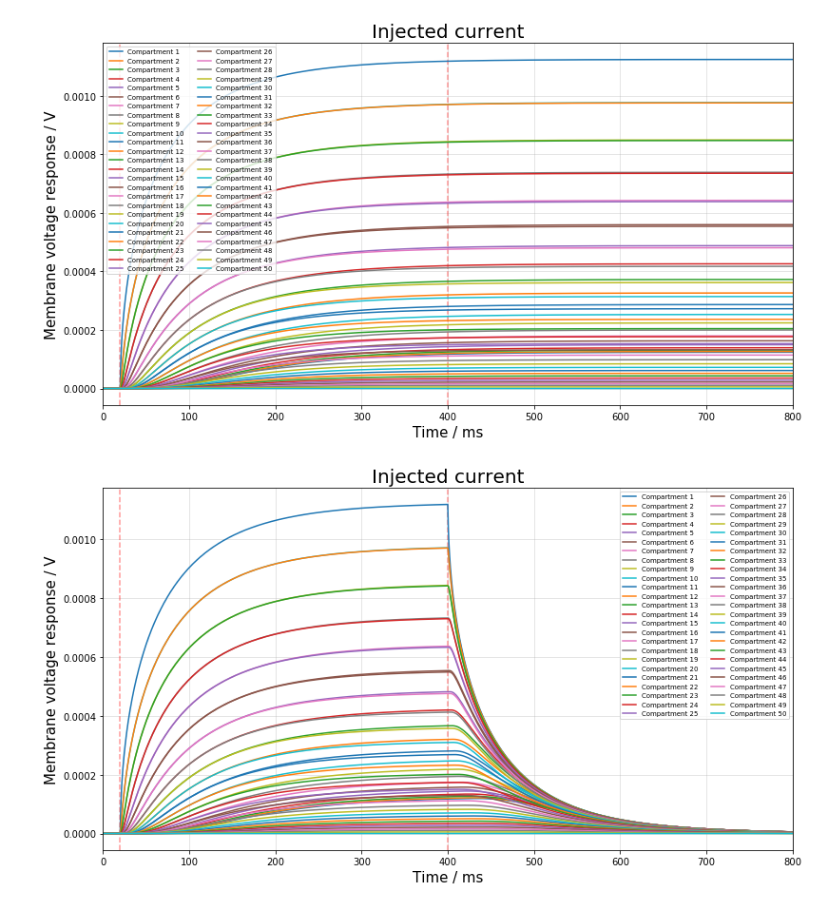
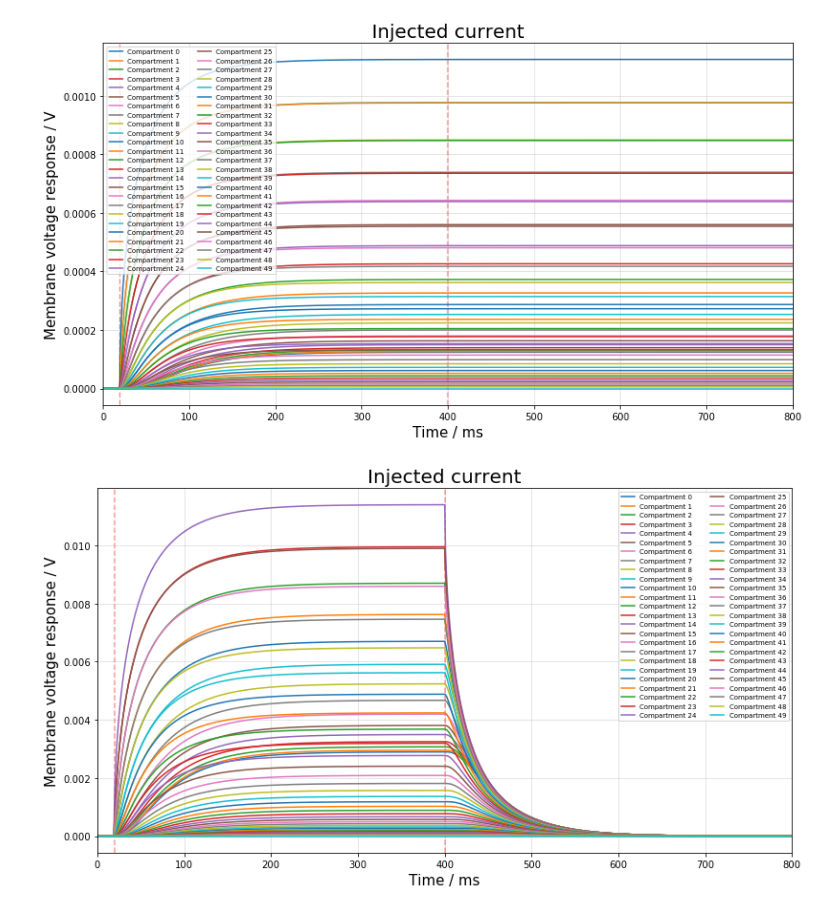
Before and after one commit to egorauto/Neural_Dynamics, a Jupyter notebook: Passive_membrane.ipynb, the cells around one changed output. Saved outputs shown, nothing was run; the diff lists cells and outputs as text; code cells hidden in the pictures.

```diff
--- a/Passive_membrane.ipynb
+++ b/Passive_membrane.ipynb
@@ -196,7 +196,7 @@ class Neuron:
 
             xi = np.arange(0, V_course.shape[1])/(1/(dt*1000))
             for c in range(N):
-                plt.plot(xi, V_course[c, :], label="Compartment %d"%(c+1))
+                plt.plot(xi, V_course[c, :], label="Compartment %d"%(c))
             plt.xticks(fontsize = 10)
             plt.yticks(fontsize = 10)
             plt.xlim(0, 800)
@@ -312,26 +298,26 @@ I_t = [0, 10*10**-12, 10*10**-12]
 R_m = 1.59*10**9
 R_a = 0.0318*10**9
 C_m = 62.8*10**-12
-dt = 0.0001
+dt = 0.001
 t_e = 0.02
 t_s = 0.4
 time = 1
 
 v = a.simulate_multi_compartment(N, j, I_t, R_m, R_a, C_m, dt, t_e, t_s, time, plot=True)
 # %% [output]
-[figure, old version]
+[figure, new version]
 # %%
 N = 50
-j = 20
-I_t = [0, 10*10**-12, 0]
+j = 14
+I_t = [0, 100*10**-12, 0]
 R_m = 1.59*10**9
 R_a = 0.0318*10**9
 C_m = 62.8*10**-12
-dt = 0.0001
+dt = 0.001
 t_e = 0.02
 t_s = 0.4
 time = 1
 
 v = a.simulate_multi_compartment(N, j, I_t, R_m, R_a, C_m, dt, t_e, t_s, time, plot=True)
 # %% [output]
-[figure, old version]
+[figure, new version]
```
Also changed, not shown: parts of 8 cells of this notebook, 21 other files.
